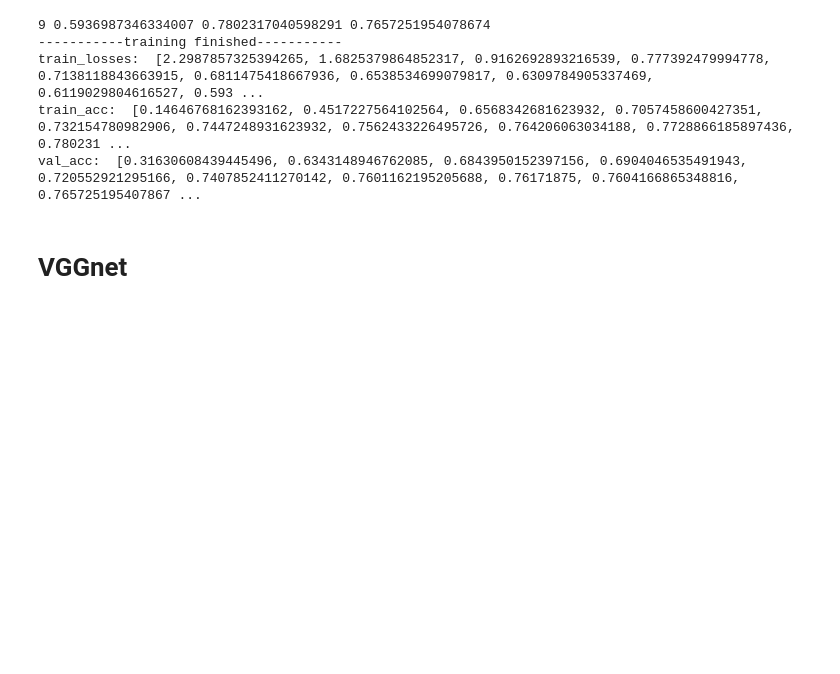
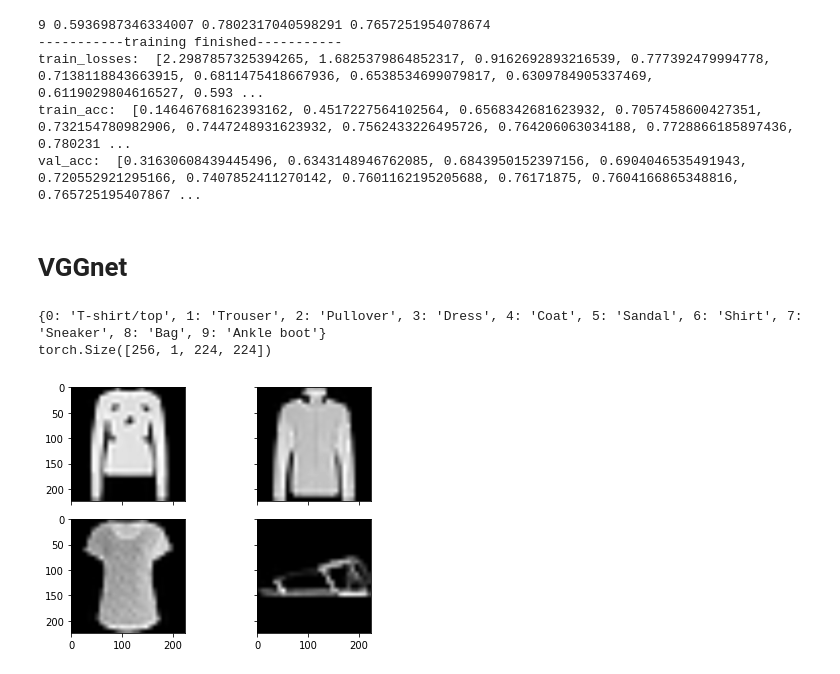
Before and after one commit to raraduck/cnnstudy, a Jupyter notebook: ch7_medmnist/module.ipynb, the cells around one changed output. Saved outputs shown, nothing was run; the diff lists cells and outputs as text; code cells hidden in the pictures; blank space fills up the shorter version.

```diff
--- a/ch7_medmnist/module.ipynb
+++ b/ch7_medmnist/module.ipynb
@@ -88,6 +88,26 @@ import tqdm
 all_acc_dict = collections.OrderedDict()
 # %% [markdown]
 # VGGnet
+# %%
+from loader.load_data import load_fashionmnist, load_pneumoniamnist, load_chestmnist
+from torchvision import transforms
+trformers=transforms.Compose([
+    transforms.Resize(224),
+    transforms.ToTensor()
+])
+train, test, classnames = load_fashionmnist(trformers=trformers)
+# train, test, classnames = load_pneumoniamnist()
+# train, test, classnames = load_chestmnist()
+
+from _utils.load_utils import display_from_batch
+print(classnames)
+sample_batch = next(iter(train))
+print(sample_batch[0].shape)
+display_from_batch(sample_batch, 2, 2, classnames)
+# %% [output]
+{0: 'T-shirt/top', 1: 'Trouser', 2: 'Pullover', 3: 'Dress', 4: 'Coat', 5: 'Sandal', 6: 'Shirt', 7: 'Sneaker', 8: 'Bag', 9: 'Ankle boot'}
+torch.Size([256, 1, 224, 224])
+[figure, added]
 # %%
 from model.load_model import VGG
 cfgs = { "A": [64, "M", 128, "M", 256, 256, "M", 512, 512, "M", 512, 512, "M"],
```
Also changed, not shown: parts of 4 cells of this notebook, 2 other files.
